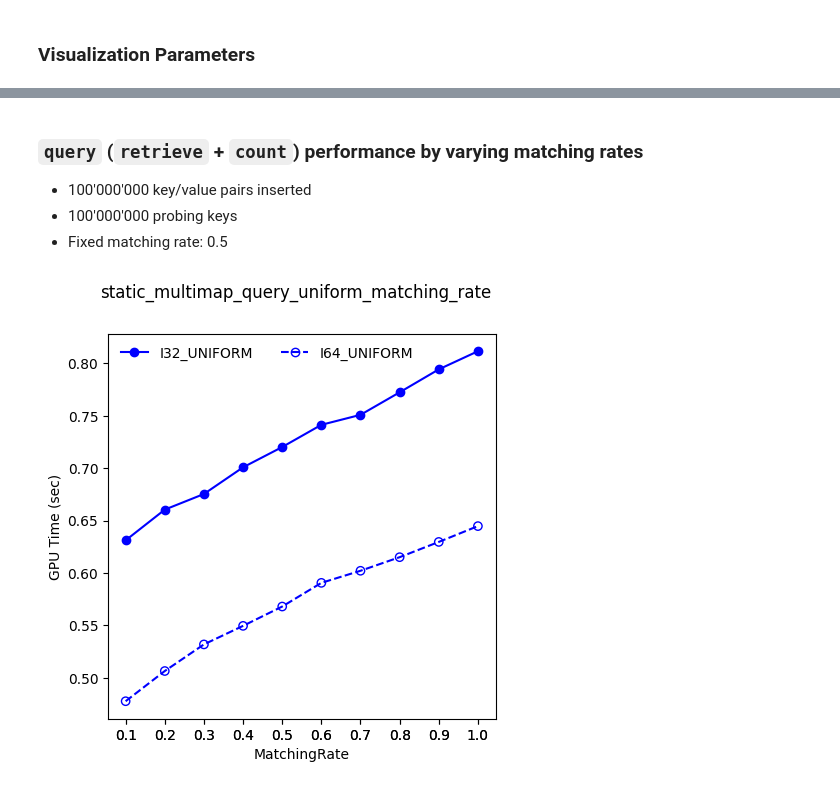
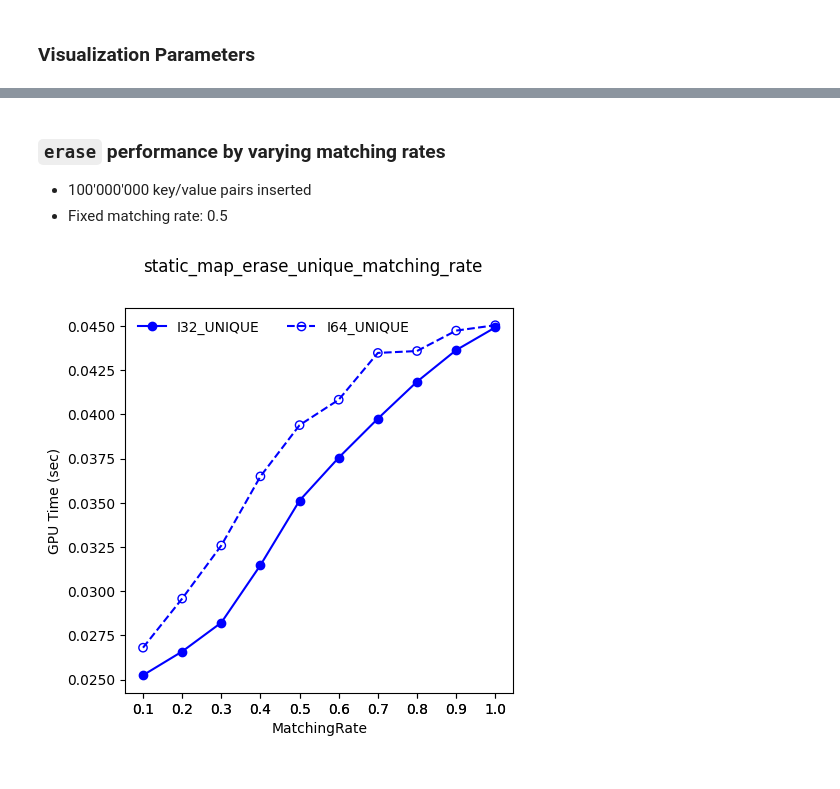
Before and after one commit to ROCm/hipCollections, a Jupyter notebook: benchmarks/analysis/notebooks/StaticMap_HIP.ipynb, the cells around one changed output, grey strips where cells are left out. Drawn from its saved outputs; the diff is of its cells as text; code cells hidden in the pictures.

```diff
--- a/benchmarks/analysis/notebooks/StaticMap_HIP.ipynb
+++ b/benchmarks/analysis/notebooks/StaticMap_HIP.ipynb
@@ -199,9 +162,0 @@ for bm in unique_bms:
-# %%
-for bm in unique_bms:
-    flag = "static_multimap_retrieve_uniform_occupancy" == bm
-
-    if flag:
-        tmpdf = perfdf[perfdf["Benchmark"] == bm]
-
-        unique_labels = tmpdf["Label"].unique()
-        plot_single_perf(bm, tmpdf, "Occupancy", unique_labels, logx=False)
@@ -216,7 +168,7 @@ for bm in unique_bms:
 </ul>
 # %%
 for bm in unique_bms:
-    flag = "static_multimap_retrieve_uniform_matching_rate" == bm
+    flag = "static_map_contains_unique_matching_rate" == bm
 
     if flag:
         tmpdf = perfdf[perfdf["Benchmark"] == bm]
@@ -237,9 +179,0 @@ for bm in unique_bms:
-# %%
-for bm in unique_bms:
-    flag = "static_multimap_query_uniform_multiplicity" == bm
-
-    if flag:
-        tmpdf = perfdf[perfdf["Benchmark"] == bm]
-
-        unique_labels = tmpdf["Label"].unique()
-        plot_single_perf(bm, tmpdf, "Multiplicity", unique_labels)
@@ -255,9 +179,0 @@ for bm in unique_bms:
-# %%
-for bm in unique_bms:
-    flag = "static_multimap_query_uniform_occupancy" == bm
-
-    if flag:
-        tmpdf = perfdf[perfdf["Benchmark"] == bm]
-
-        unique_labels = tmpdf["Label"].unique()
-        plot_single_perf(bm, tmpdf, "Occupancy", unique_labels, logx=False)
@@ -266,18 +180,17 @@ for bm in unique_bms:
 # %% [markdown]
-### `query` (`retrieve`  + `count`) performance by varying matching rates
+### `erase` performance by varying matching rates
 <ul>
 <li>100'000'000 key/value pairs inserted</li>
-<li>100'000'000 probing keys</li>
 <li>Fixed matching rate: 0.5</li>
 </ul>
 # %%
 for bm in unique_bms:
-    flag = "static_multimap_query_uniform_matching_rate" == bm
+    flag = "static_map_erase_unique_matching_rate" == bm
 
     if flag:
         tmpdf = perfdf[perfdf["Benchmark"] == bm]
 
         unique_labels = tmpdf["Label"].unique()
         plot_single_perf(bm, tmpdf, "MatchingRate", unique_labels,logx=False)
 # %% [output]
-[figure, old version]
+[figure, new version]
```
Also changed, not shown: parts of 23 cells of this notebook, 8 other files.
